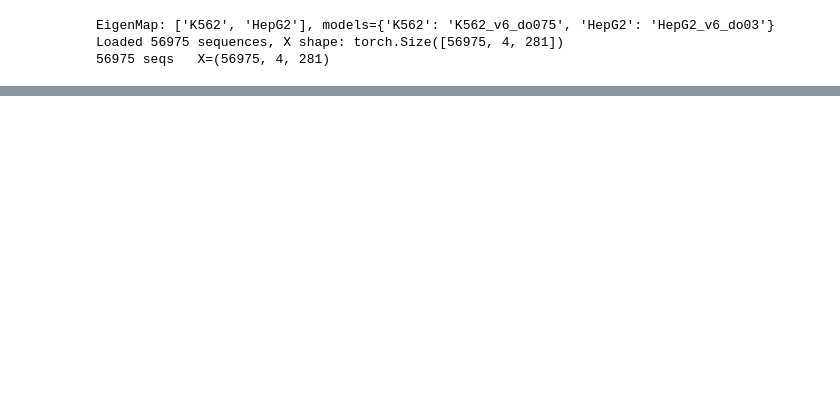
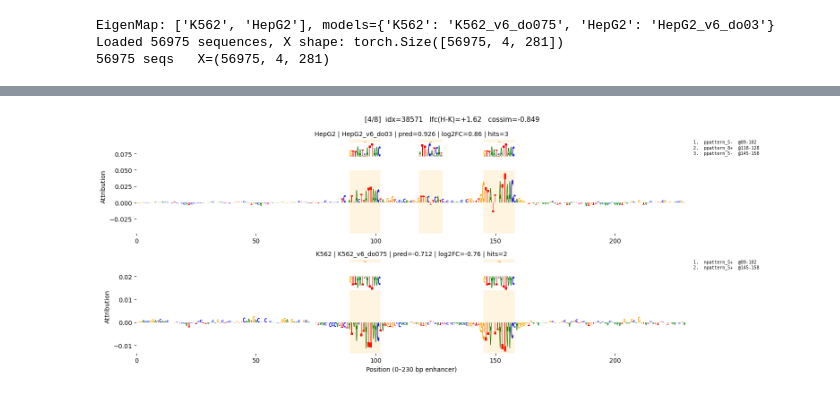
Before and after one commit to pabmantilla/Hippo_dependency_mpra, a Jupyter notebook: genomic_targets/scripts/2d_diff_call/scripts/2d_library.ipynb, the cells around one changed output, grey strips where cells are left out. Cells and saved outputs as stored; diff of their text form; code cells hidden in the pictures; blank space fills up the shorter version.

```diff
--- a/genomic_targets/scripts/2d_diff_call/scripts/2d_library.ipynb
+++ b/genomic_targets/scripts/2d_diff_call/scripts/2d_library.ipynb
@@ -104,0 +174,86 @@ FileNotFoundError: [Errno 2] Unable to synchronously open file (unable to open f
+# %%
+## Cycle through SEL_IDX -> per-ct attribution logo with finemo hits annotated as
+## small inset CWM logos (trimmed at finemo's default 0.3 threshold) above each hit.
+## Hits are numbered; legend printed beside the plot to avoid overlapping labels.
+import eigen_steering as es
+es._load_heavy_deps()
+fast_logo = es.fast_logo
+
+SEL_I = 3  # <-- 0..len(SEL_IDX)-1, picks SEL_IDX[SEL_I]
+ORDER = ['HepG2', 'K562']
+ENH = ENHANCER_LEN  # 230
+TRIM_THR = 0.3      # finemo --cwm-trim-threshold default
+
+XX   = SEL_IDX[SEL_I]
+name = df['name'].iloc[XX]
+print(f'[{SEL_I+1}/{len(SEL_IDX)}]  idx={XX}   name={name}')
+
+peak_start = int(df['start_hg38'].fillna(0).iloc[XX])
+
+hits_by_ct = {}
+for ct in CT:
+    h = pd.read_csv(os.path.join(REPO, f'genomic_targets/data/motif/{ct}/hits.tsv'),
+                    sep='\t', usecols=['start','end','motif_name','strand','peak_id'])
+    h = h[h['peak_id'] == XX].copy().sort_values('start').reset_index(drop=True)
+    h['x0'] = h['start'].astype(int) - peak_start
+    h['x1'] = h['end'].astype(int)   - peak_start
+    hits_by_ct[ct] = h
+
+def get_pattern(ct, motif_name):
+    grp, idx = motif_name.split('.')
+    i = int(idx.split('_')[-1])
+    return (results_full[ct][0] if grp == 'pos_patterns' else results_full[ct][1])[i].contrib_scores
+
+def trim_cwm(cwm, thr=TRIM_THR):
+    imp = np.abs(cwm).sum(axis=1)
+    on = imp > thr * imp.max()
+    if not on.any(): return cwm
+    s, e = on.argmax(), len(on) - on[::-1].argmax()
+    return cwm[s:e]
+
+fig, axes = plt.subplots(len(ORDER), 2, figsize=(16, 3.0 * len(ORDER)),
+                         gridspec_kw={'width_ratios': [5, 1]})
+for (ax, ax_legend), ct in zip(axes, ORDER):
+    a = em.attr[ct][XX, :, :ENH]
+    yabs = abs(a).max() * 1.05
+    fast_logo(a, ax=ax, ylim=(-yabs, yabs))
+
+    for k, h in hits_by_ct[ct].iterrows():
+        ax.axvspan(h['x0'], h['x1'], color='orange', alpha=0.12, lw=0)
+        cwm = get_pattern(ct, h['motif_name'])
+        cwm = trim_cwm(cwm)
+        if h['strand'] == '-': cwm = cwm[::-1, ::-1]
+        w_data = max(h['x1'] - h['x0'], 1)
+        ins = ax.inset_axes([h['x0'], yabs * 1.05, w_data, yabs * 0.9],
+                            transform=ax.transData)
+        cwm_yabs = max(abs(cwm).max() * 1.05, 1e-6)
+        fast_logo(cwm.T, ax=ins, ylim=(-cwm_yabs, cwm_yabs))
+        ins.set_xticks([]); ins.set_yticks([])
+        for sp in ins.spines.values(): sp.set_visible(False)
+        # numeric label only — full motif name goes in the side legend
+        ax.text((h['x0'] + h['x1']) / 2, yabs * 2.0, str(k + 1),
+                ha='center', va='top', fontsize=8, color='darkorange', fontweight='bold')
+
+    parts = [ct, em.model_names[ct]]
+    if ct in em.predictions: parts.append(f'pred={em.predictions[ct][XX]:.3f}')
+    parts.append(f'log2FC={df[f"{ct}_log2FC"].iloc[XX]:.2f}')
+    parts.append(f'hits={len(hits_by_ct[ct])}')
+    ax.set_title(' | '.join(parts), fontsize=10)
+    ax.set_ylabel('Attribution')
+    ax.set_xlim(0, ENH)
+    ax.set_ylim(-yabs, yabs * 2.05)
+    for sp in ax.spines.values(): sp.set_visible(False)
+
+    # side legend: numeric key -> motif name
+    ax_legend.axis('off')
+    lines = [f"{k+1}.  {h['motif_name'].replace('pos_patterns.','p').replace('neg_patterns.','n')}{h['strand']}  @{h['x0']}-{h['x1']}"
+             for k, h in hits_by_ct[ct].iterrows()]
+    ax_legend.text(0, 1, '\n'.join(lines), va='top', ha='left', fontsize=7,
+                   family='monospace')
+
+axes[-1, 0].set_xlabel(f'Position (0–{ENH} bp enhancer)')
+fig.suptitle(f'[{SEL_I+1}/{len(SEL_IDX)}]  idx={XX}   '
+             f'lfc(H-K)={lfc[XX]:+.2f}   cossim={cossim[XX]:+.3f}',
+             fontsize=11)
+plt.tight_layout(); plt.show()
+# %% [output]
@@ -104,0 +261 @@ FileNotFoundError: [Errno 2] Unable to synchronously open file (unable to open f
+[figure, added]
```
Also changed, not shown: parts of 10 cells of this notebook, 1 other file.
